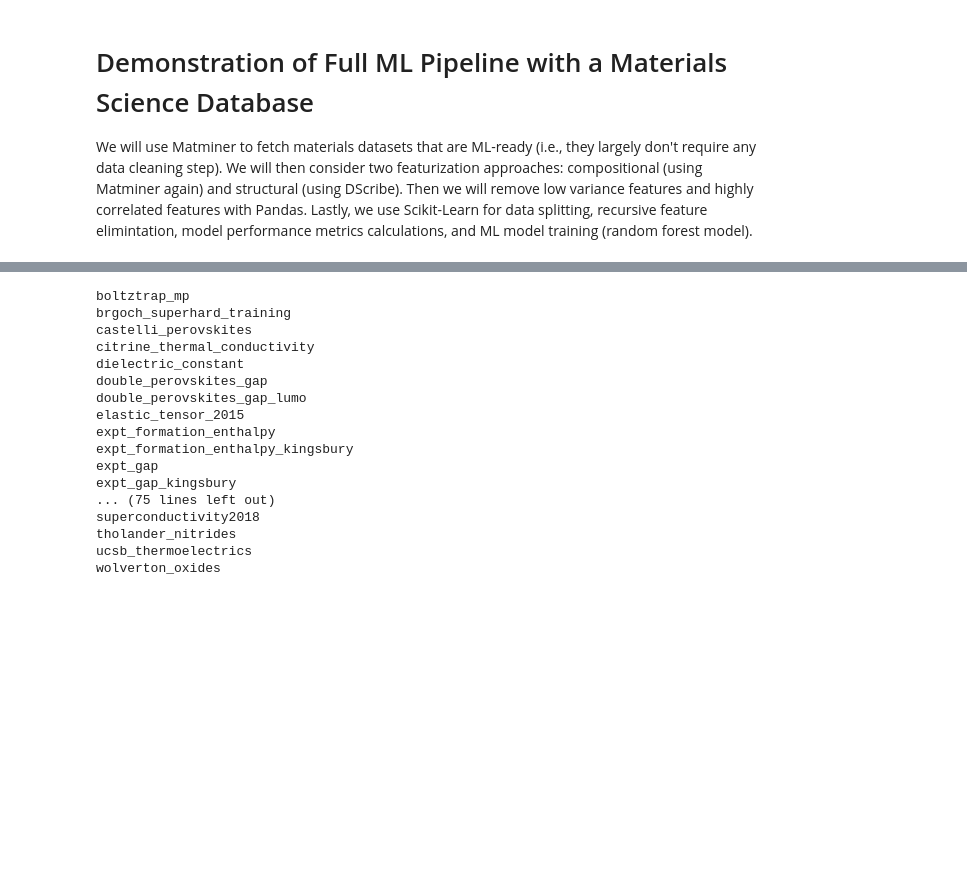
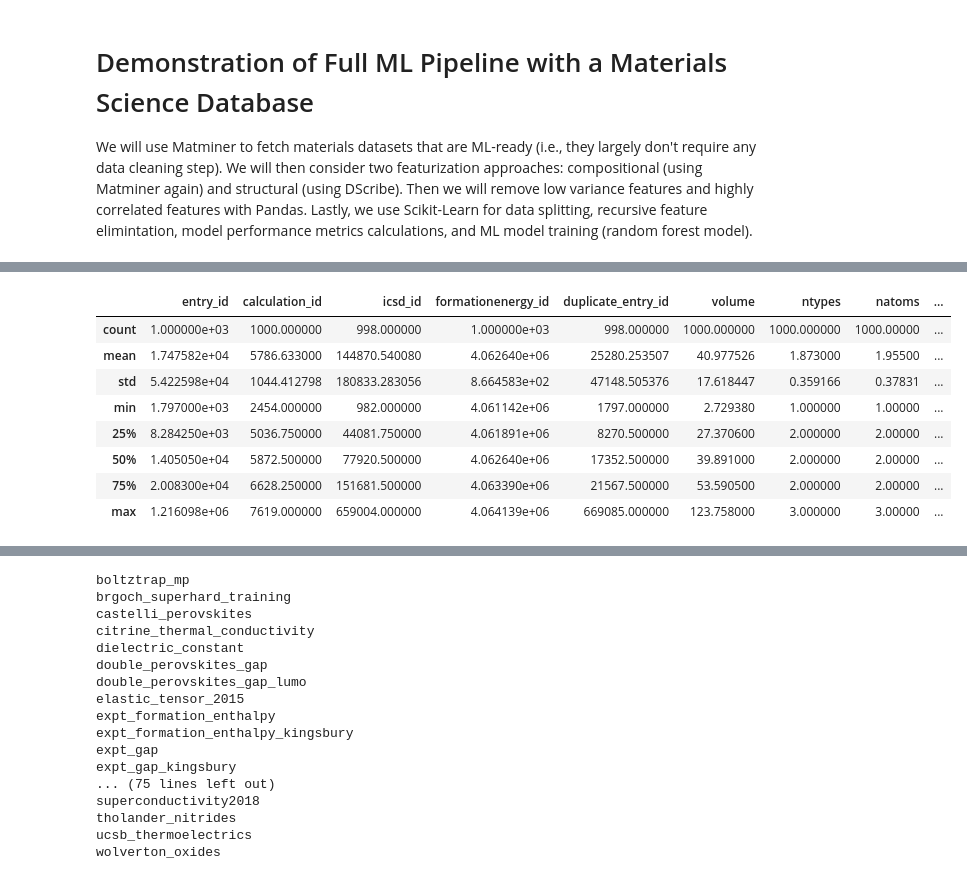
Before and after one commit to coenradtt/ML4MSD-HW-CoenradtT, a Jupyter notebook: Final Project/Final_project_template.ipynb, the cells around one changed output, grey strips where cells are left out. Drawn from its saved outputs; the diff is of its cells as text; code cells hidden in the pictures; blank space fills up the shorter version.

```diff
--- a/Final Project/Final_project_template.ipynb
+++ b/Final Project/Final_project_template.ipynb
@@ -74,0 +14,36 @@ NameError: name 'null' is not defined
+# %%
+import requests
+
+url = "http://oqmd.org/oqmdapi/formationenergy"
+
+all_entries = []
+limit = 50  # max entries per request allowed by OQMD
+offset = 0
+max_entries = 1000
+
+while len(all_entries) < max_entries:
+    params = {
+        "elements": "O",
+        "limit": limit,
+        "offset": offset
+    }
+
+    r = requests.get(url, params=params)
+    data = r.json()
+
+    batch = data.get("data", [])
+    if not batch:
+        break
+
+    all_entries.extend(batch)
+    offset += limit
+
+    if len(all_entries) >= max_entries:
+        # Stop if we have enough data
+        all_entries = all_entries[:max_entries]
+        break
+
+print(f"Total entries retrieved: {len(all_entries)}")
+
+for entry in all_entries[:10]:  # print first 10 as example
+    print(entry.get("volume"), entry.get("band_gap"))
@@ -74,0 +107,12 @@ NameError: name 'null' is not defined
+# %%
+df.describe()
+# %% [output]
+|  | entry_id | calculation_id | icsd_id | formationenergy_id | duplicate_entry_id | volume | ntypes | natoms | ... |
+| count | 1.000000e+03 | 1000.000000 | 998.000000 | 1.000000e+03 | 998.000000 | 1000.000000 | 1000.000000 | 1000.00000 | ... |
+| mean | 1.747582e+04 | 5786.633000 | 144870.540080 | 4.062640e+06 | 25280.253507 | 40.977526 | 1.873000 | 1.95500 | ... |
+| std | 5.422598e+04 | 1044.412798 | 180833.283056 | 8.664583e+02 | 47148.505376 | 17.618447 | 0.359166 | 0.37831 | ... |
+| min | 1.797000e+03 | 2454.000000 | 982.000000 | 4.061142e+06 | 1797.000000 | 2.729380 | 1.000000 | 1.00000 | ... |
+| 25% | 8.284250e+03 | 5036.750000 | 44081.750000 | 4.061891e+06 | 8270.500000 | 27.370600 | 2.000000 | 2.00000 | ... |
+| 50% | 1.405050e+04 | 5872.500000 | 77920.500000 | 4.062640e+06 | 17352.500000 | 39.891000 | 2.000000 | 2.00000 | ... |
+| 75% | 2.008300e+04 | 6628.250000 | 151681.500000 | 4.063390e+06 | 21567.500000 | 53.590500 | 2.000000 | 2.00000 | ... |
+| max | 1.216098e+06 | 7619.000000 | 659004.000000 | 4.064139e+06 | 669085.000000 | 123.758000 | 3.000000 | 3.00000 | ... |
```
Also changed, not shown: parts of 7 cells of this notebook, 1 other file.
